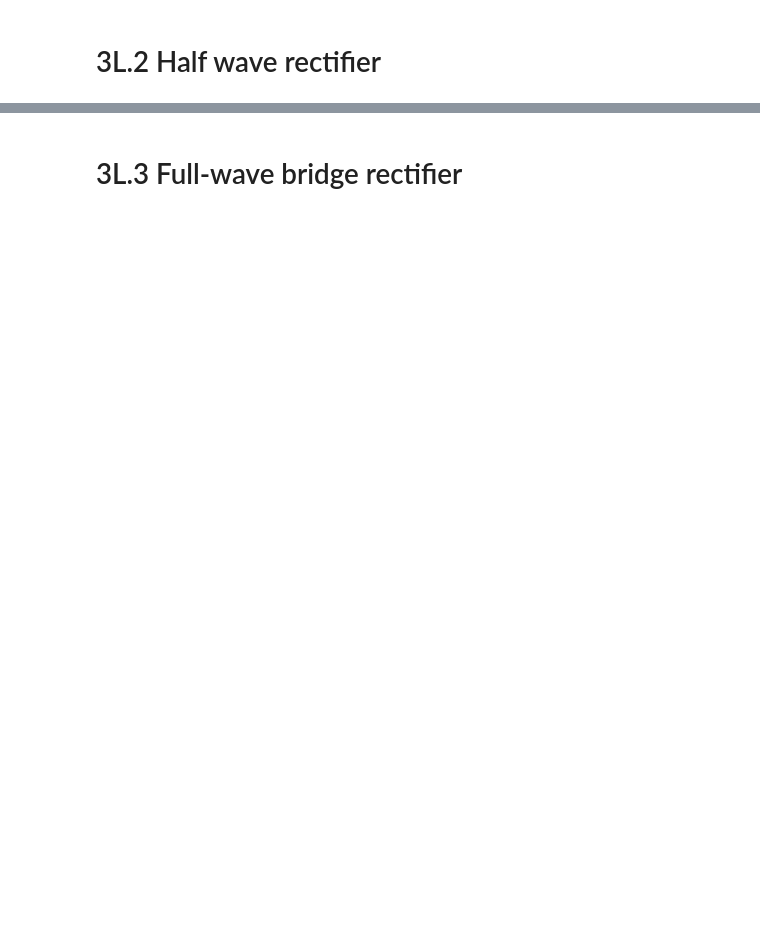
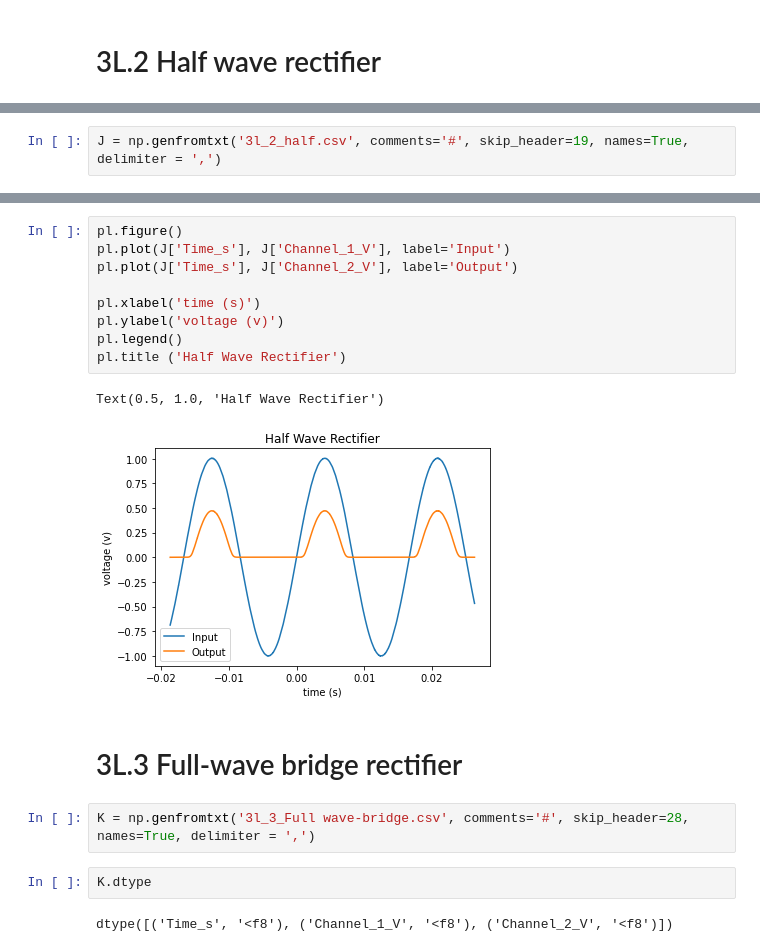
Before and after one commit to dannyjacobs/ses330, a Jupyter notebook: 2020_assignments/jhuffer1_diode/Lab 3 Diode (jhuffer).ipynb, the cells around one changed output, grey strips where cells are left out. Cells and saved outputs as stored; diff of their text form; blank space fills up the shorter version.

```diff
--- a/2020_assignments/jhuffer1_diode/Lab 3 Diode (jhuffer).ipynb
+++ b/2020_assignments/jhuffer1_diode/Lab 3 Diode (jhuffer).ipynb
@@ -209,0 +231,2 @@ pl.show()
+# %%
+J = np.genfromtxt('3l_2_half.csv', comments='#', skip_header=19, names=True, delimiter = ',')
@@ -210,2 +237,20 @@ pl.show()
+# %%
+pl.figure()
+pl.plot(J['Time_s'], J['Channel_1_V'], label='Input')
+pl.plot(J['Time_s'], J['Channel_2_V'], label='Output')
+
+pl.xlabel('time (s)')
+pl.ylabel('voltage (v)')
+pl.legend()
+pl.title ('Half Wave Rectifier')
+# %% [output]
+Text(0.5, 1.0, 'Half Wave Rectifier')
+[figure, added]
 # %% [markdown]
 # 3L.3 Full-wave bridge rectifier
+# %%
+K = np.genfromtxt('3l_3_Full wave-bridge.csv', comments='#', skip_header=28, names=True, delimiter = ',')
+# %%
+K.dtype
+# %% [output]
+dtype([('Time_s', '<f8'), ('Channel_1_V', '<f8'), ('Channel_2_V', '<f8')])
```
Also changed, not shown: parts of 12 cells of this notebook, 5 other files.
